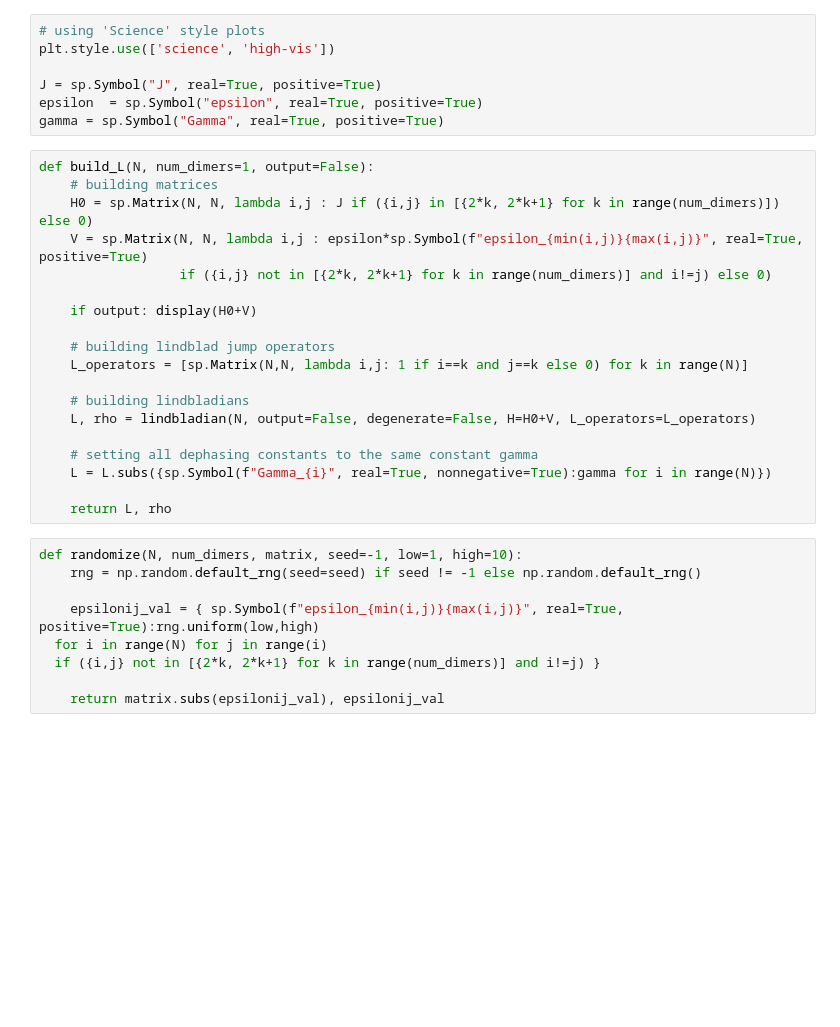
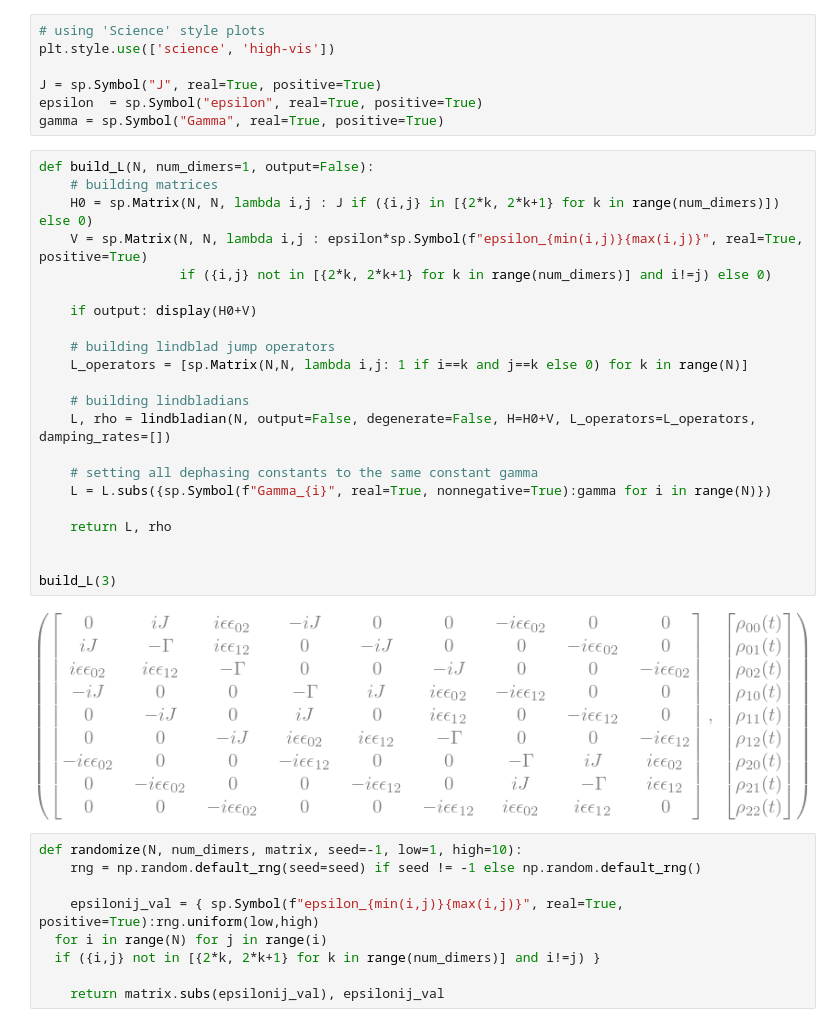
Before and after one commit to kiwipretzel/nserc-2026, a Jupyter notebook: [3.8] [N scaling with randomness]/august 11/n scaling.ipynb, the cells around one changed output. Drawn from its saved outputs; the diff is of its cells as text; blank space fills up the shorter version.

Commit message:
renamed gamma_is --> damping_rates. this is probably clearer

```diff
--- a/[3.8] [N scaling with randomness]/august 11/n scaling.ipynb
+++ b/[3.8] [N scaling with randomness]/august 11/n scaling.ipynb
@@ -32,22 +28,27 @@ gamma = sp.Symbol("Gamma", real=True, positive=True)
 # %%
 def build_L(N, num_dimers=1, output=False):
     # building matrices
     H0 = sp.Matrix(N, N, lambda i,j : J if ({i,j} in [{2*k, 2*k+1} for k in range(num_dimers)]) else 0)
     V = sp.Matrix(N, N, lambda i,j : epsilon*sp.Symbol(f"epsilon_{min(i,j)}{max(i,j)}", real=True, positive=True)
                   if ({i,j} not in [{2*k, 2*k+1} for k in range(num_dimers)] and i!=j) else 0)
 
     if output: display(H0+V)
 
     # building lindblad jump operators
     L_operators = [sp.Matrix(N,N, lambda i,j: 1 if i==k and j==k else 0) for k in range(N)]
 
     # building lindbladians
-    L, rho = lindbladian(N, output=False, degenerate=False, H=H0+V, L_operators=L_operators)
+    L, rho = lindbladian(N, output=False, degenerate=False, H=H0+V, L_operators=L_operators, damping_rates=[])
 
     # setting all dephasing constants to the same constant gamma
     L = L.subs({sp.Symbol(f"Gamma_{i}", real=True, nonnegative=True):gamma for i in range(N)})
 
     return L, rho
+
+
+build_L(3)
+# %% [output]
+[figure, added]
 # %%
 def randomize(N, num_dimers, matrix, seed=-1, low=1, high=10):
     rng = np.random.default_rng(seed=seed) if seed != -1 else np.random.default_rng()
```
Also changed, not shown: parts of 1 cell of this notebook.
